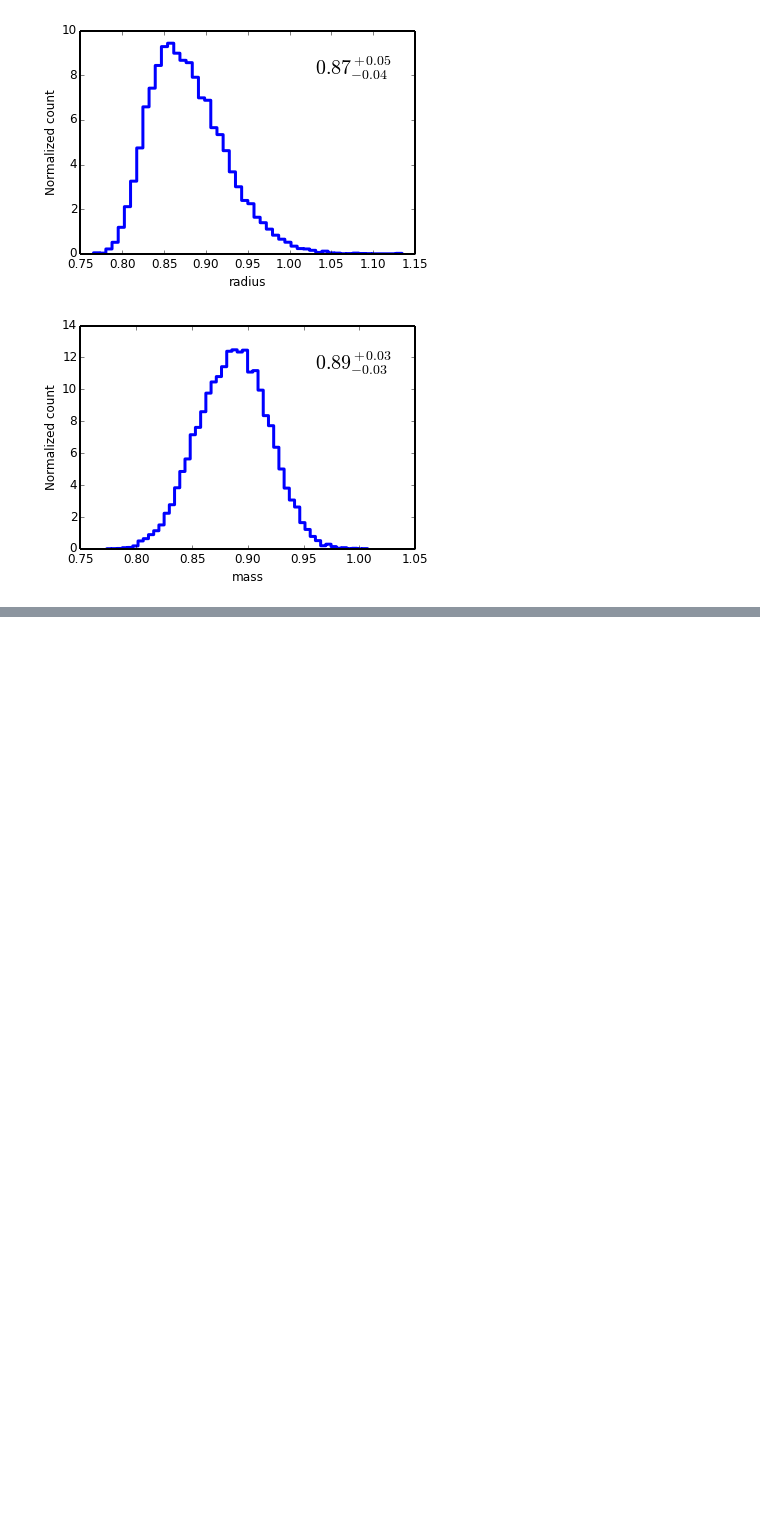
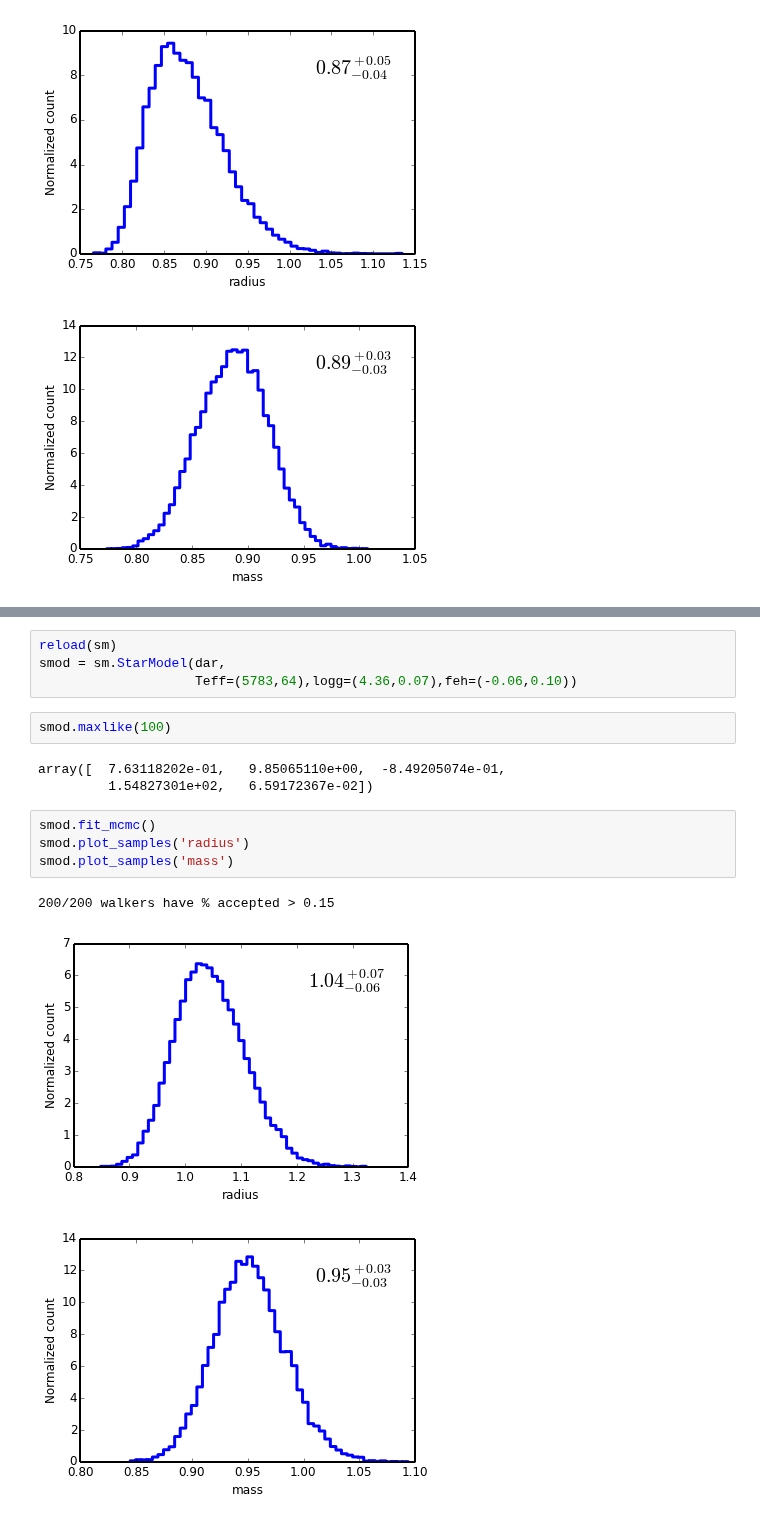
Before and after one commit to timothydmorton/isochrones, a Jupyter notebook: demo.ipynb, the cells around one changed output, grey strips where cells are left out. Saved outputs shown, nothing was run; the diff lists cells and outputs as text; blank space fills up the shorter version.

```diff
--- a/demo.ipynb
+++ b/demo.ipynb
@@ -97,0 +143,17 @@ mod.plot_samples('mass')
+# %%
+reload(sm)
+smod = sm.StarModel(dar,
+                    Teff=(5783,64),logg=(4.36,0.07),feh=(-0.06,0.10))
+# %%
+smod.maxlike(100)
+# %% [output]
+array([  7.63118202e-01,   9.85065110e+00,  -8.49205074e-01,
+         1.54827301e+02,   6.59172367e-02])
+# %%
+smod.fit_mcmc()
+smod.plot_samples('radius')
+smod.plot_samples('mass')
+# %% [output]
+200/200 walkers have % accepted > 0.15
+[figure, added]
+[figure, added]
```
Also changed, not shown: parts of 19 cells of this notebook, 1 other file.
